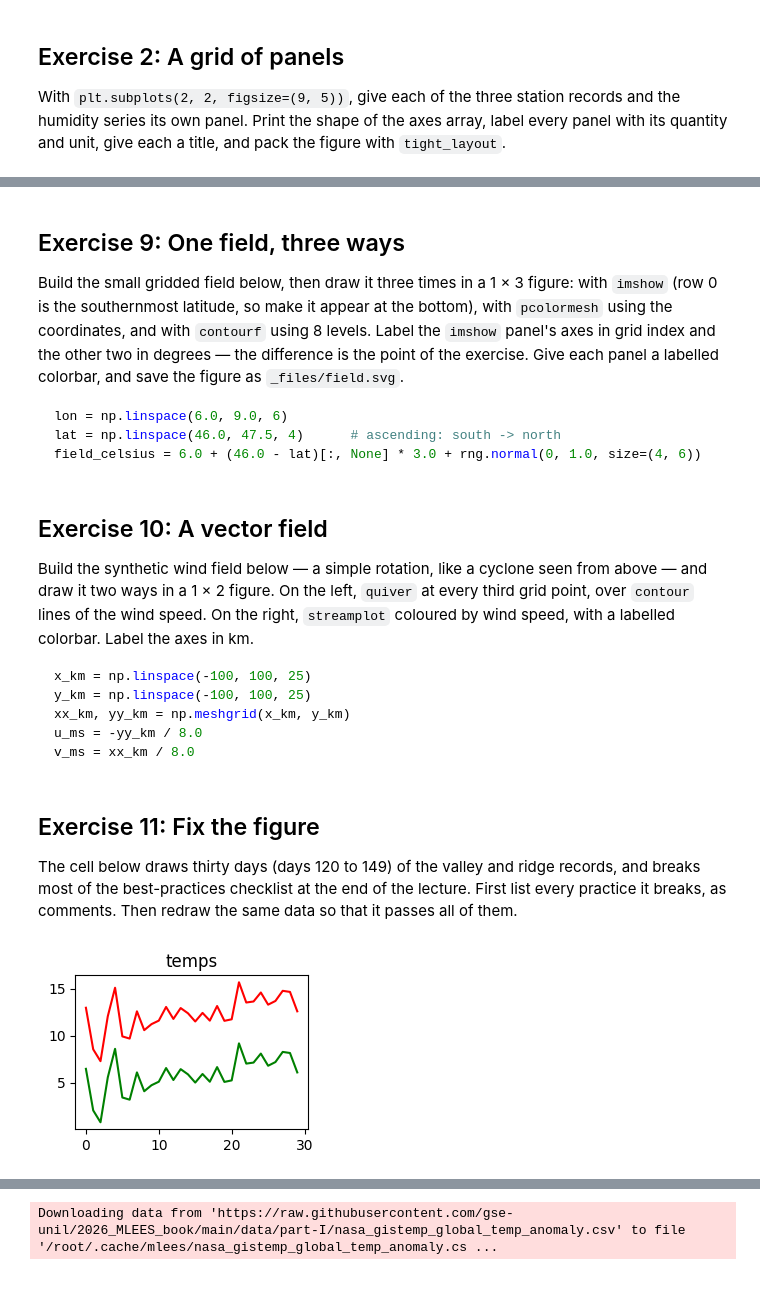
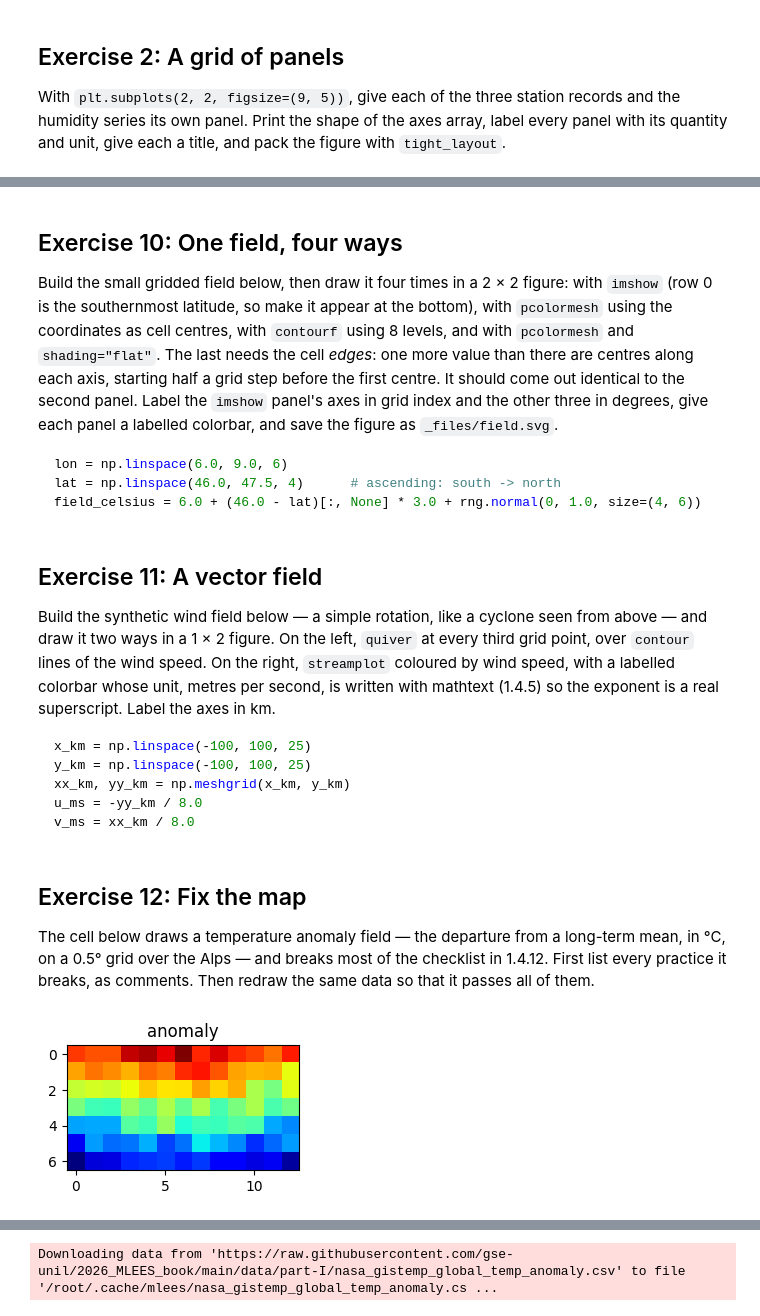
Before and after one commit to fiona-crdt/2026_Intro_Python, a Jupyter notebook: live/part-I/1.4-matplotlib-and-xarray-exercises.ipynb, the cells around one changed output, grey strips where cells are left out. Drawn from its saved outputs; the diff is of its cells as text; code cells hidden in the pictures; blank space fills up the shorter version.

````diff
--- a/live/part-I/1.4-matplotlib-and-xarray-exercises.ipynb
+++ b/live/part-I/1.4-matplotlib-and-xarray-exercises.ipynb
@@ -118,13 +188,15 @@ on the left, `barh` on the right. Label the value axis with its unit in both.
 # %%
 # Your solution here
 # %% [markdown]
-## Exercise 9: One field, three ways
+## Exercise 10: One field, four ways
 
-Build the small gridded field below, then draw it three times in a 1 × 3 figure: with `imshow`
+Build the small gridded field below, then draw it four times in a 2 × 2 figure: with `imshow`
 (row 0 is the southernmost latitude, so make it appear at the bottom), with `pcolormesh` using
-the coordinates, and with `contourf` using 8 levels. Label the `imshow` panel's axes in grid
-index and the other two in degrees — the difference is the point of the exercise. Give each panel
-a labelled colorbar, and save the figure as `_files/field.svg`.
+the coordinates as cell centres, with `contourf` using 8 levels, and with `pcolormesh` and
+`shading="flat"`. The last needs the cell *edges*: one more value than there are centres along
+each axis, starting half a grid step before the first centre. It should come out identical to the
+second panel. Label the `imshow` panel's axes in grid index and the other three in degrees, give
+each panel a labelled colorbar, and save the figure as `_files/field.svg`.
 
 ```python
 lon = np.linspace(6.0, 9.0, 6)
@@ -134,12 +206,13 @@ field_celsius = 6.0 + (46.0 - lat)[:, None] * 3.0 + rng.normal(0, 1.0, size=(4,
 # %%
 # Your solution here
 # %% [markdown]
-## Exercise 10: A vector field
+## Exercise 11: A vector field
 
 Build the synthetic wind field below — a simple rotation, like a cyclone seen from above — and
 draw it two ways in a 1 × 2 figure. On the left, `quiver` at every third grid point, over
 `contour` lines of the wind speed. On the right, `streamplot` coloured by wind speed, with a
-labelled colorbar. Label the axes in km.
+labelled colorbar whose unit, metres per second, is written with mathtext (1.4.5) so the
+exponent is a real superscript. Label the axes in km.
 
 ```python
 x_km = np.linspace(-100, 100, 25)
@@ -151,21 +224,26 @@ v_ms = xx_km / 8.0
 # %%
 # Your solution here
 # %% [markdown]
-## Exercise 11: Fix the figure
+## Exercise 12: Fix the map
 
-The cell below draws thirty days (days 120 to 149) of the valley and ridge records, and breaks
-most of the best-practices checklist at the end of the lecture. First list every practice it
-breaks, as comments. Then redraw the same data so that it passes all of them.
+The cell below draws a temperature anomaly field — the departure from a long-term mean, in °C, on
+a 0.5° grid over the Alps — and breaks most of the checklist in 1.4.12. First list every practice
+it breaks, as comments. Then redraw the same data so that it passes all of them.
 # %%
-# Pre-supplied: a figure that breaks most of the checklist.
+# Pre-supplied: a map that breaks most of the checklist.
 # Leave this cell as it is -- write the corrected version in the next one.
+anomaly_lon = np.linspace(5.0, 11.0, 13)
+anomaly_lat = np.linspace(45.0, 48.0, 7)                     # ascending: south -> north
+anomaly_celsius = ((46.5 - anomaly_lat)[:, None] * 1.5
+                   + 0.4 * np.sin(anomaly_lon)[None, :]
+                   + rng.normal(0, 0.3, size=(7, 13)))
+
 fig, ax = plt.subplots(figsize=(3, 2))
-ax.plot(valley_celsius[120:150], color="red")
-ax.plot(ridge_celsius[120:150], color="green")
-ax.set_title("temps")
+ax.imshow(anomaly_celsius, cmap="jet")
+ax.set_title("anomaly")
 plt.show()
 # %% [output]
-[figure, old version]
+[figure, new version]
 # %%
 # Your solution here
 # %% [markdown]
````
Also changed, not shown: parts of 41 cells of this notebook.
